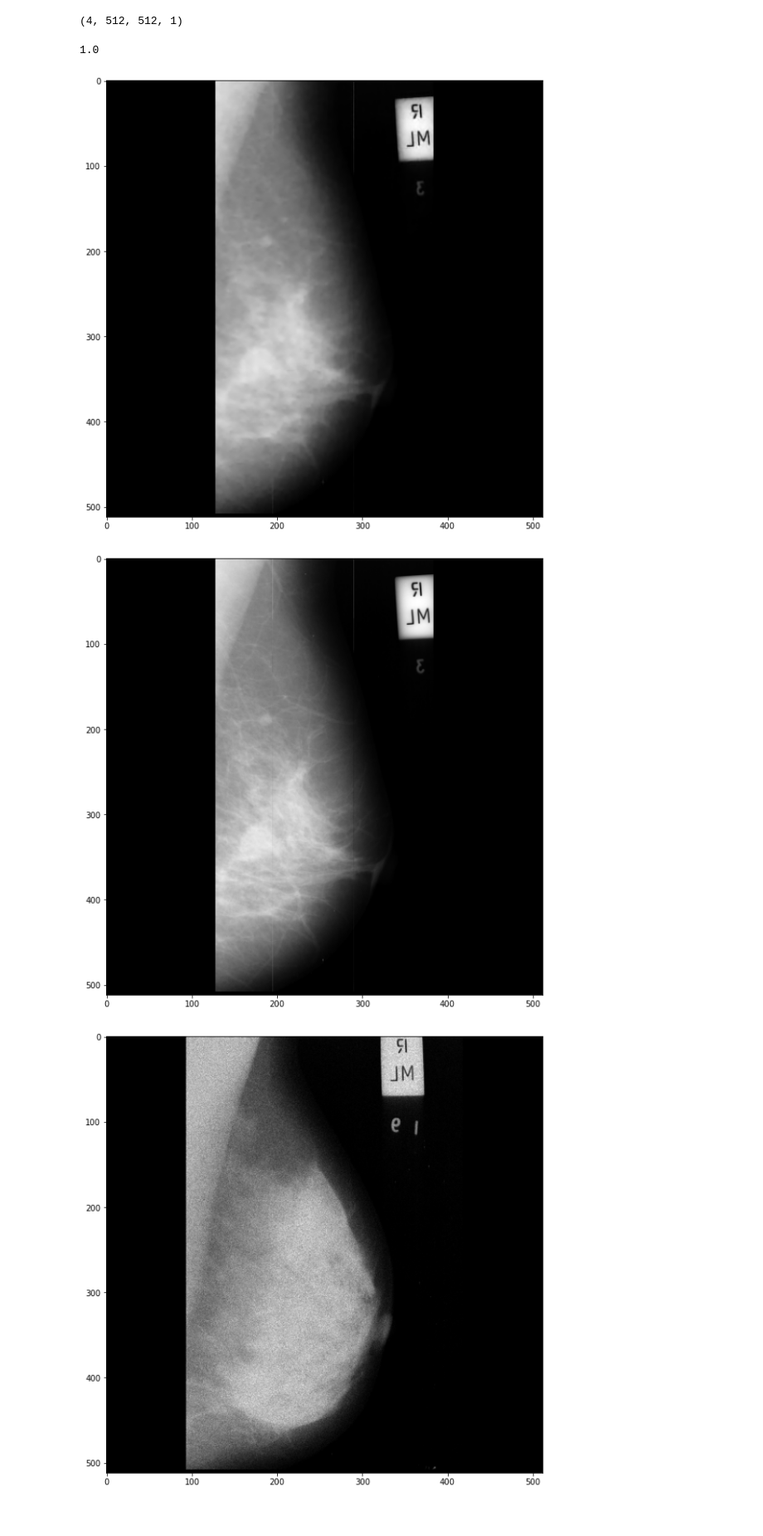
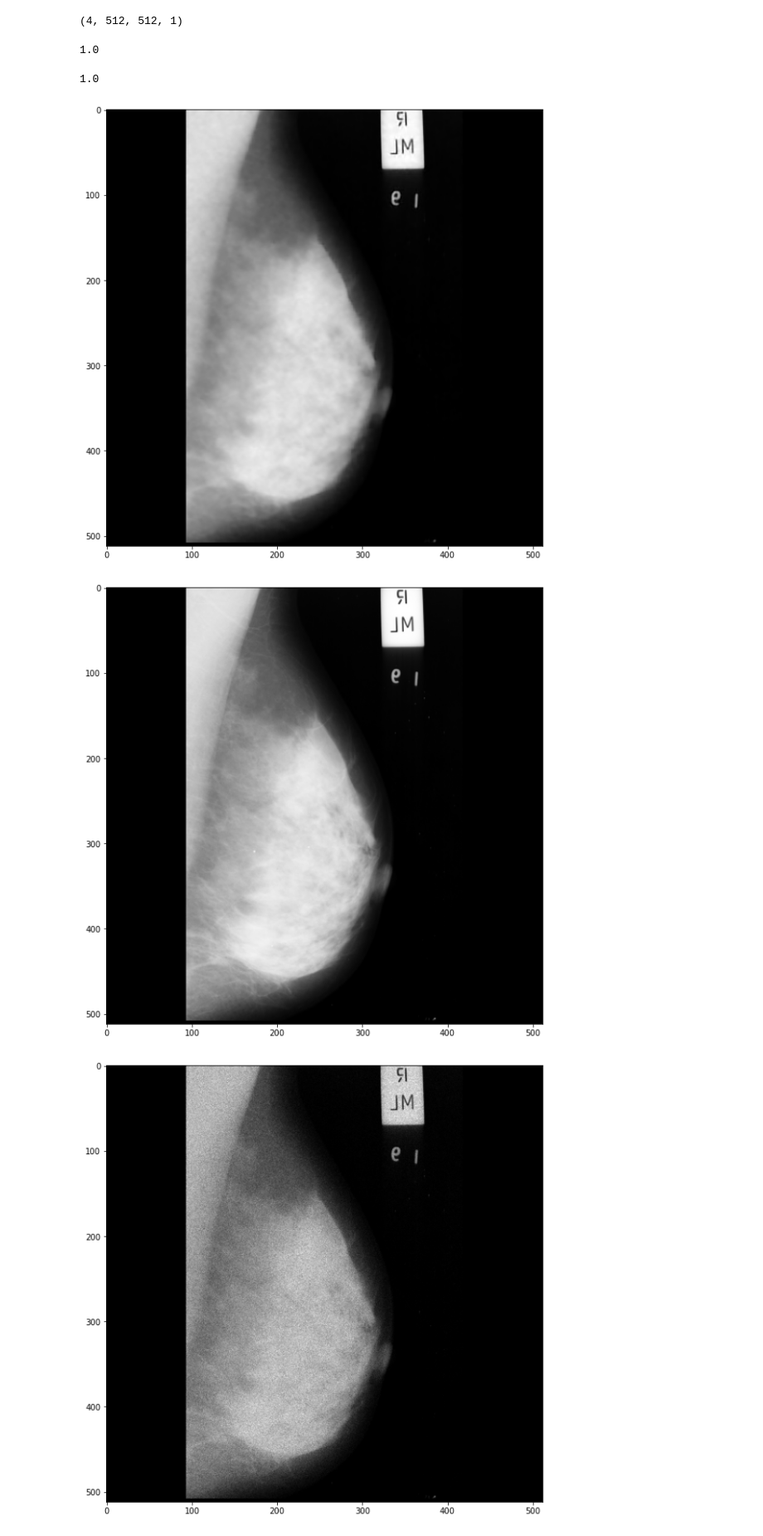
Before and after one commit to notchla/dnresnet, a Jupyter notebook: dnresnet.ipynb, the cells around one changed output. Shown at 83% size. Saved outputs shown, nothing was run; the diff lists cells and outputs as text; code cells hidden in the pictures.

Commit message:
bug in reconstruction

```diff
--- a/dnresnet.ipynb
+++ b/dnresnet.ipynb
@@ -280,7 +280,7 @@ Epoch 6/10
 {'resconv': ListWrapper([<tensorflow.python.keras.layers.convolutional.Conv2D object at 0x...>, <function relu at 0x...>, <tensorflow.python.keras.layers.convolutional.Conv2D object at 0x...>])}
 {'resconv': ListWrapper([<tensorflow.python.keras.layers.convolutional.Conv2D object at 0x...>, <function relu at 0x...>, <tensorflow.python.keras.layers.convolutional.Conv2D object at 0x...>])}
 # %%
-decoded = mymodel((x_val_patches[:384], y_val_sobel_patches[:384]))
+decoded = mymodel((x_val_patches[:324], y_val_sobel_patches[:324]))
 # %%
 print(decoded[0].shape)
 # %% [output]
@@ -288,6 +288,3 @@ print(decoded[0].shape)
-# %%
-decoded = [x / np.max(x) for x in decoded]
-decoded = np.clip(decoded[0], a_min=0, a_max=1)
 # %%
 print(np.max(decoded), np.min(decoded))
 # %% [output]
@@ -294,0 +292,2 @@ print(np.max(decoded), np.min(decoded))
+# %%
+reconstructed = np.clip(decoded[0], a_min=0, a_max=1)
@@ -308,7 +311,7 @@ for i in range(n):
     # display reconstruction
     bx = plt.subplot(3, n, i + n + 1)
     plt.title("reconstructed")
-    plt.imshow(decoded[i], cmap="gray", vmin=0, vmax=1)
+    plt.imshow(reconstructed[i], cmap="gray", vmin=0, vmax=1)
     plt.gray()
     bx.get_xaxis().set_visible(False)
     bx.get_yaxis().set_visible(False)
@@ -373,22 +376,26 @@ recon = reconstruct(decoded, 512,512, 4,1, overlap)
 recon.shape
 # %% [output]
 (4, 512, 512, 1)
+# %%
+np.max(x_val)
+# %% [output]
+1.0
 # %%
 print(np.max(recon))
 # %% [output]
 1.0
 # %%
 plt.figure(figsize=(10,10))
-plt.imshow(recon[3])
+plt.imshow(recon[0])
 plt.gray()
 # %% [output]
-[figure, old version]
+[figure, new version]
 # %%
 plt.figure(figsize=(10,10))
-plt.imshow(y_val[3])
+plt.imshow(y_val[0])
 plt.gray()
 # %% [output]
-[figure, old version]
+[figure, new version]
 # %%
 plt.figure(figsize=(10,10))
 plt.imshow(x_val[0])
```
Also changed, not shown: parts of 9 cells of this notebook.
